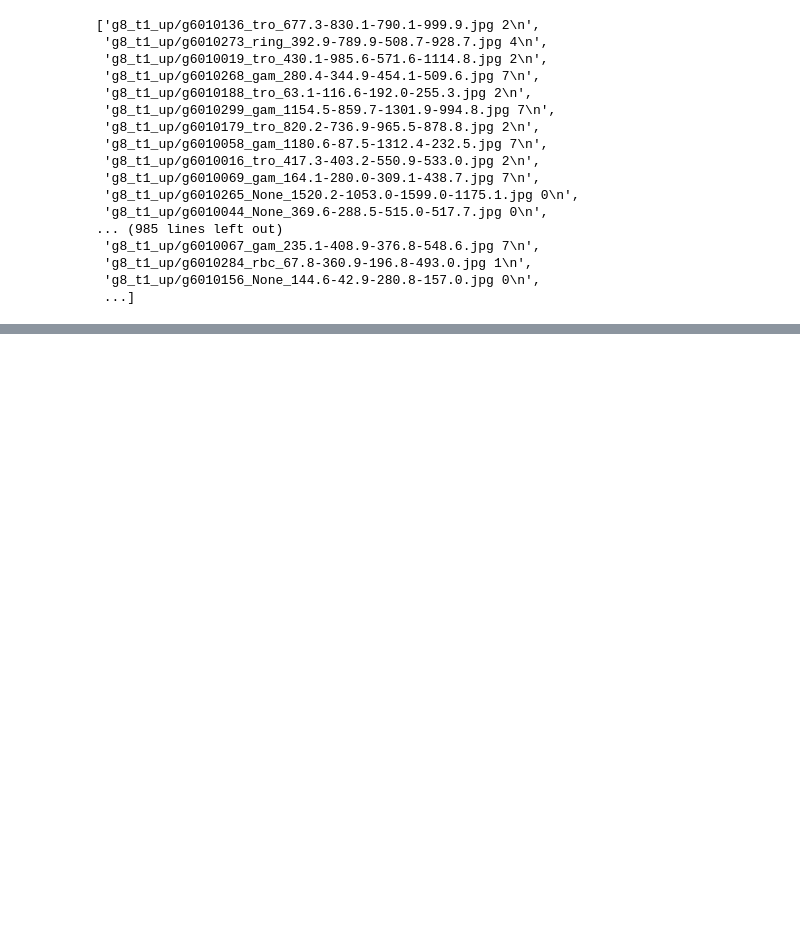
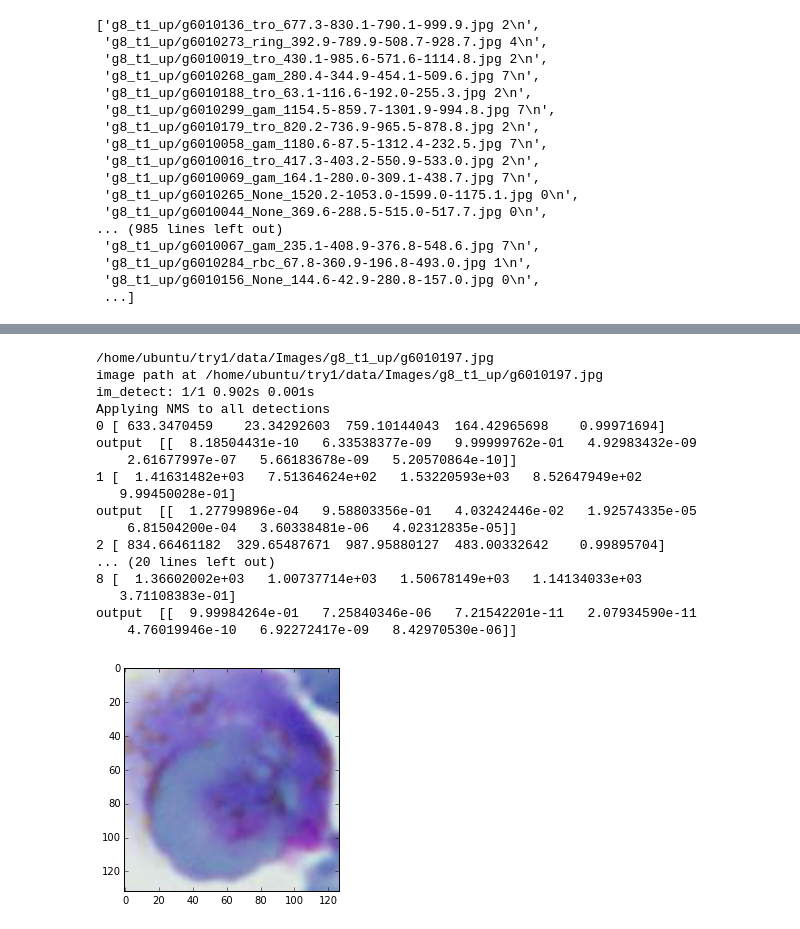
Before and after one commit to jhung0/VOC_format, a Jupyter notebook: tsne.ipynb, the cells around one changed output, grey strips where cells are left out. Cells and saved outputs as stored; diff of their text form; code cells hidden in the pictures; blank space fills up the shorter version.

```diff
--- a/tsne.ipynb
+++ b/tsne.ipynb
@@ -1025,0 +1242,28 @@ filenames
+# %%
+
+test_files = ['/home/ubuntu/try1/data/Images/g8_t1_up/g6010197']
+for file_index, file_ in enumerate(test_files):
+    full_file = os.path.join(base_path, file_+file_ext)
+    print full_file
+    nms_dets = stage_one(full_file, net1, classes1, THRESHOLD=1.0/len(classes1), output_dir=output_dir)
+    det_count += len(nms_dets[classes1.index('other')][0])
+    stage2_probs = stage_two(full_file, nms_dets[classes1.index('other')][0], net2, classes2)
+# %% [output]
+/home/ubuntu/try1/data/Images/g8_t1_up/g6010197.jpg
+image path at /home/ubuntu/try1/data/Images/g8_t1_up/g6010197.jpg
+im_detect: 1/1 0.902s 0.001s
+Applying NMS to all detections
+0 [ 633.3470459    23.34292603  759.10144043  164.42965698    0.99971694]
+output  [[  8.18504431e-10   6.33538377e-09   9.99999762e-01   4.92983432e-09
+    2.61677997e-07   5.66183678e-09   5.20570864e-10]]
+1 [  1.41631482e+03   7.51364624e+02   1.53220593e+03   8.52647949e+02
+   9.99450028e-01]
+output  [[  1.27799896e-04   9.58803356e-01   4.03242446e-02   1.92574335e-05
+    6.81504200e-04   3.60338481e-06   4.02312835e-05]]
+2 [ 834.66461182  329.65487671  987.95880127  483.00332642    0.99895704]
+... (20 lines left out)
+8 [  1.36602002e+03   1.00737714e+03   1.50678149e+03   1.14134033e+03
+   3.71108383e-01]
+output  [[  9.99984264e-01   7.25840346e-06   7.21542201e-11   2.07934590e-11
+    4.76019946e-10   6.92272417e-09   8.42970530e-06]]
+[figure, added]
```
Also changed, not shown: parts of 17 cells of this notebook, 3 other files.
